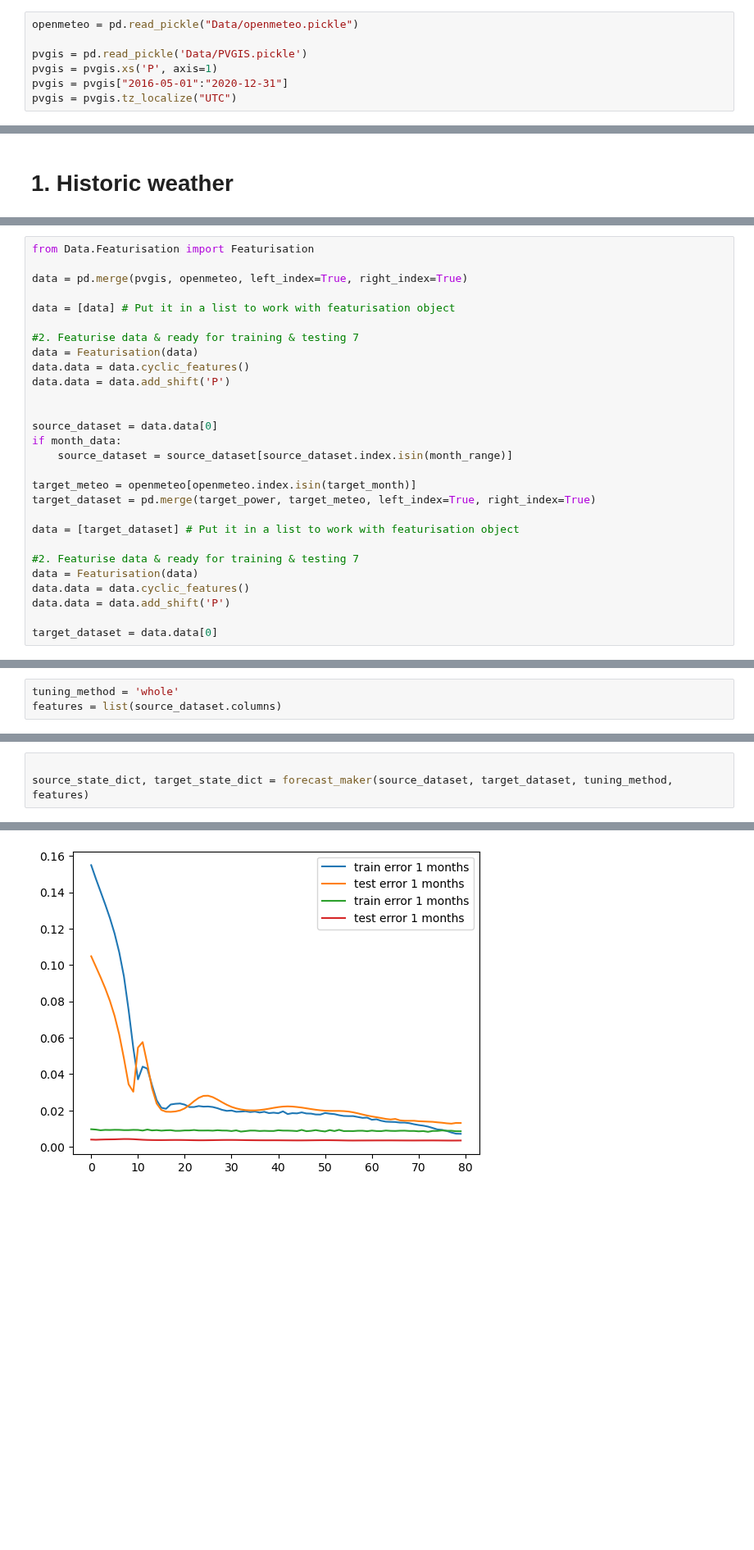
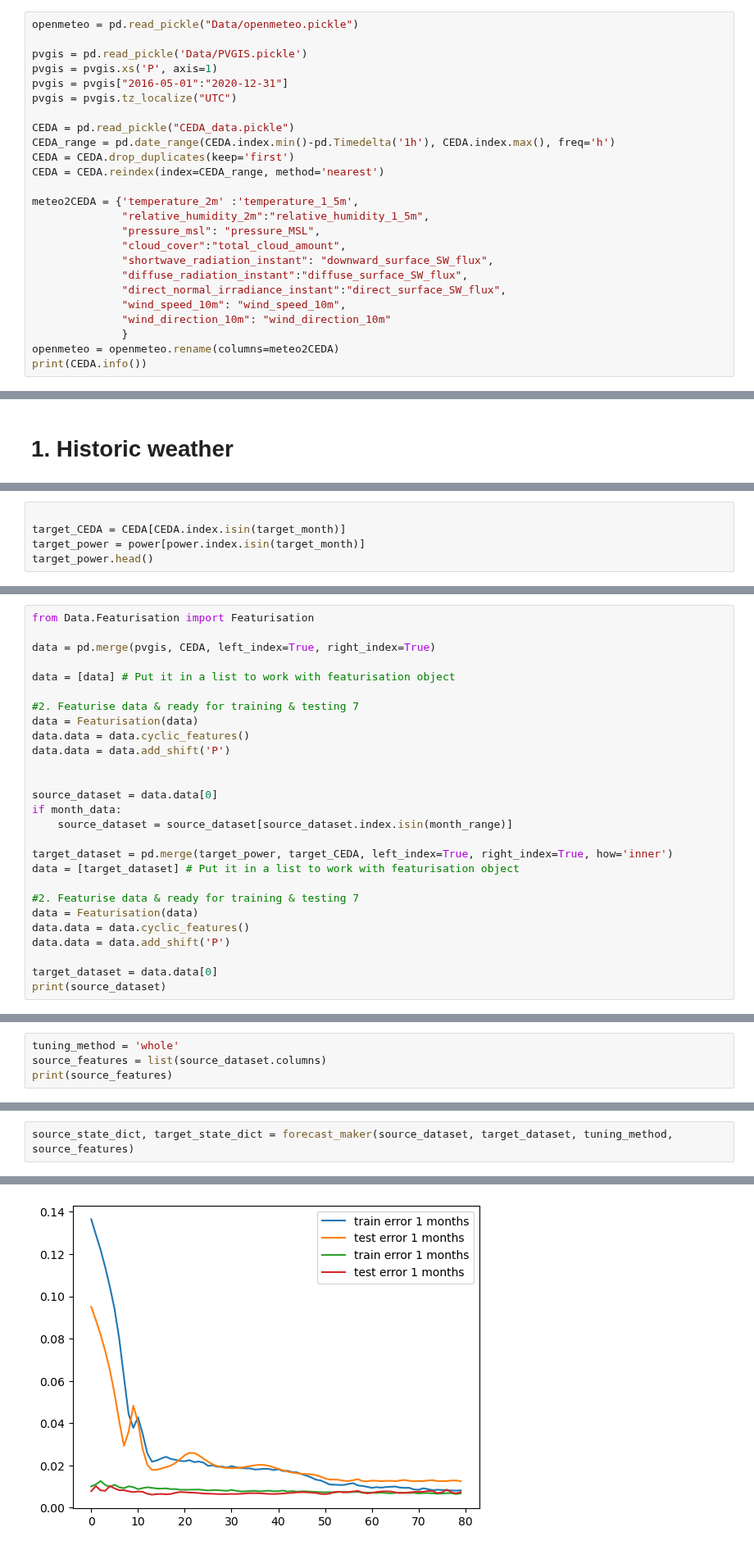
Before and after one commit to RobbeVDE/SolNet-2, a Jupyter notebook: main.ipynb, the cells around one changed output, grey strips where cells are left out. Shown at 82% size. Cells and saved outputs as stored; diff of their text form; blank space fills up the shorter version.

```diff
--- a/main.ipynb
+++ b/main.ipynb
@@ -20,3 +26,21 @@ pvgis = pd.read_pickle('Data/PVGIS.pickle')
 pvgis = pvgis.xs('P', axis=1)
 pvgis = pvgis["2016-05-01":"2020-12-31"]
 pvgis = pvgis.tz_localize("UTC")
+
+CEDA = pd.read_pickle("CEDA_data.pickle")
+CEDA_range = pd.date_range(CEDA.index.min()-pd.Timedelta('1h'), CEDA.index.max(), freq='h')
+CEDA = CEDA.drop_duplicates(keep='first')
+CEDA = CEDA.reindex(index=CEDA_range, method='nearest')
+
+meteo2CEDA = {'temperature_2m' :'temperature_1_5m',
+              "relative_humidity_2m":"relative_humidity_1_5m",
+              "pressure_msl": "pressure_MSL",
+              "cloud_cover":"total_cloud_amount",
+              "shortwave_radiation_instant": "downward_surface_SW_flux",
+              "diffuse_radiation_instant":"diffuse_surface_SW_flux",
+              "direct_normal_irradiance_instant":"direct_surface_SW_flux",
+              "wind_speed_10m": "wind_speed_10m",
+              "wind_direction_10m": "wind_direction_10m"
+              }
+openmeteo = openmeteo.rename(columns=meteo2CEDA)
+print(CEDA.info())
@@ -62,0 +225,5 @@ target_power.head()
+# %%
+
+target_CEDA = CEDA[CEDA.index.isin(target_month)]
+target_power = power[power.index.isin(target_month)]
+target_power.head()
@@ -63,7 +238,7 @@ target_power.head()
 # %%
 from Data.Featurisation import Featurisation
 
-data = pd.merge(pvgis, openmeteo, left_index=True, right_index=True)
+data = pd.merge(pvgis, CEDA, left_index=True, right_index=True)
 
 data = [data] # Put it in a list to work with featurisation object
 
@@ -77,9 +252,7 @@ source_dataset = data.data[0]
 if month_data:
     source_dataset = source_dataset[source_dataset.index.isin(month_range)]
 
-target_meteo = openmeteo[openmeteo.index.isin(target_month)]
-target_dataset = pd.merge(target_power, target_meteo, left_index=True, right_index=True)
-
+target_dataset = pd.merge(target_power, target_CEDA, left_index=True, right_index=True, how='inner')
 data = [target_dataset] # Put it in a list to work with featurisation object
 
 #2. Featurise data & ready for training & testing 7
@@ -88,3 +261,4 @@ data.data = data.cyclic_features()
 data.data = data.add_shift('P')
 
 target_dataset = data.data[0]
+print(source_dataset)
@@ -91,3 +283,4 @@ target_dataset = data.data[0]
 # %%
 tuning_method = 'whole'
-features = list(source_dataset.columns)
+source_features = list(source_dataset.columns)
+print(source_features)
@@ -96,4 +289,3 @@ features = list(source_dataset.columns)
 # %%
-
-source_state_dict, target_state_dict = forecast_maker(source_dataset, target_dataset, tuning_method, features)
+source_state_dict, target_state_dict = forecast_maker(source_dataset, target_dataset, tuning_method, source_features)
 # %% [output]
@@ -134 +309 @@ Best Epoch: 77
-[figure, old version]
+[figure, new version]
```
Also changed, not shown: parts of 23 cells of this notebook, 8 other files.
